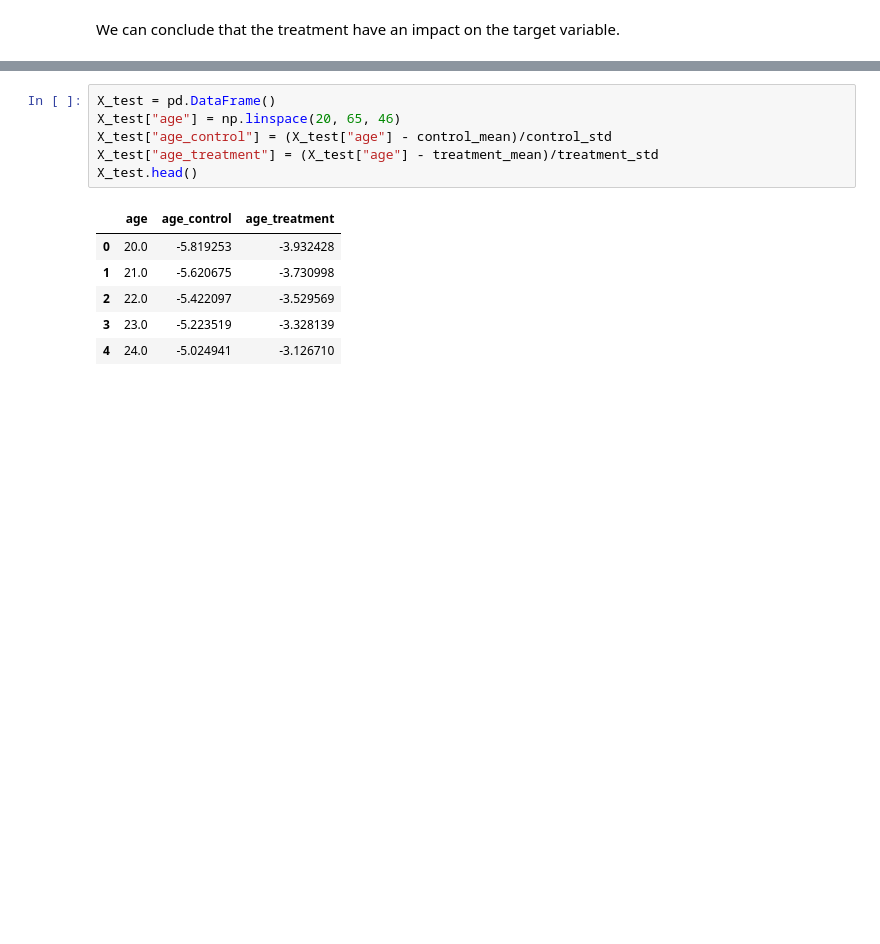
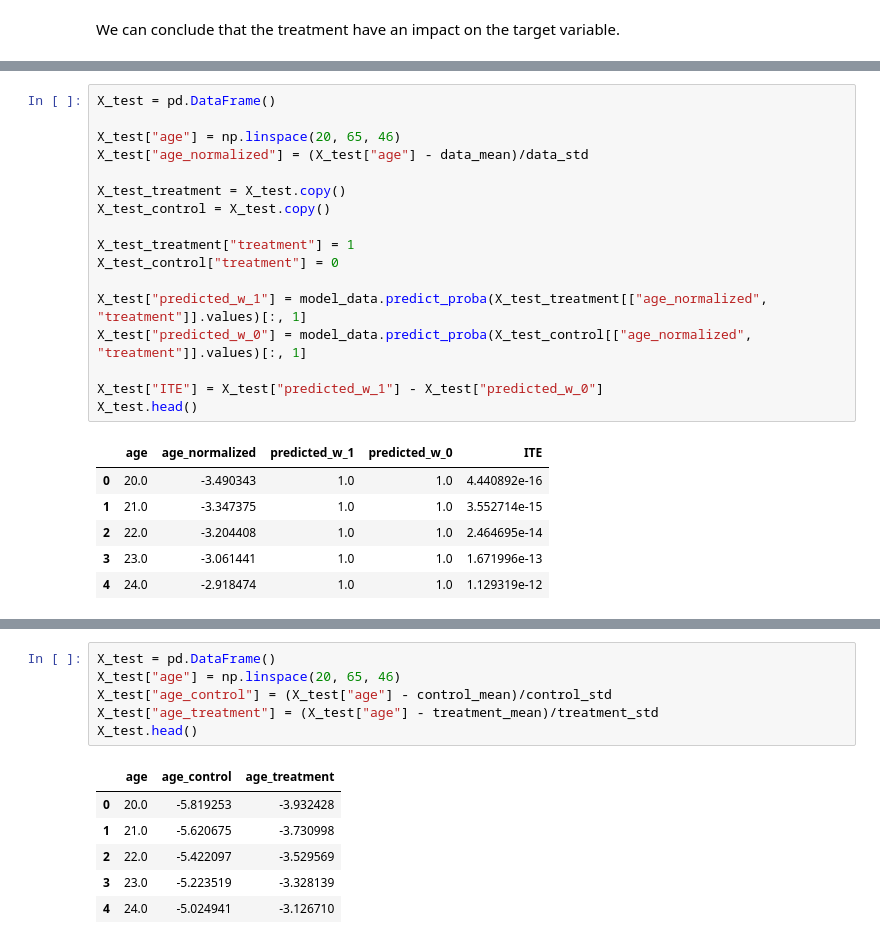
Before and after one commit to Bruno-Moreno/ML---Study, a Jupyter notebook: notebooks/STATS/causal_inference.ipynb, the cells around one changed output, grey strips where cells are left out. Cells and saved outputs as stored; diff of their text form; blank space fills up the shorter version.

```diff
--- a/notebooks/STATS/causal_inference.ipynb
+++ b/notebooks/STATS/causal_inference.ipynb
@@ -198,0 +219,24 @@ We can conclude that the treatment have an impact on the target variable.
+# %%
+X_test = pd.DataFrame()
+
+X_test["age"] = np.linspace(20, 65, 46)
+X_test["age_normalized"] = (X_test["age"] - data_mean)/data_std
+
+X_test_treatment = X_test.copy()
+X_test_control = X_test.copy()
+
+X_test_treatment["treatment"] = 1
+X_test_control["treatment"] = 0
+
+X_test["predicted_w_1"] = model_data.predict_proba(X_test_treatment[["age_normalized", "treatment"]].values)[:, 1]
+X_test["predicted_w_0"] = model_data.predict_proba(X_test_control[["age_normalized", "treatment"]].values)[:, 1]
+
+X_test["ITE"] = X_test["predicted_w_1"] - X_test["predicted_w_0"]
+X_test.head()
+# %% [output]
+|  | age | age_normalized | predicted_w_1 | predicted_w_0 | ITE |
+| 0 | 20.0 | -3.490343 | 1.0 | 1.0 | 4.440892e-16 |
+| 1 | 21.0 | -3.347375 | 1.0 | 1.0 | 3.552714e-15 |
+| 2 | 22.0 | -3.204408 | 1.0 | 1.0 | 2.464695e-14 |
+| 3 | 23.0 | -3.061441 | 1.0 | 1.0 | 1.671996e-13 |
+| 4 | 24.0 | -2.918474 | 1.0 | 1.0 | 1.129319e-12 |
```
Also changed, not shown: parts of 15 cells of this notebook, 3 other files.
